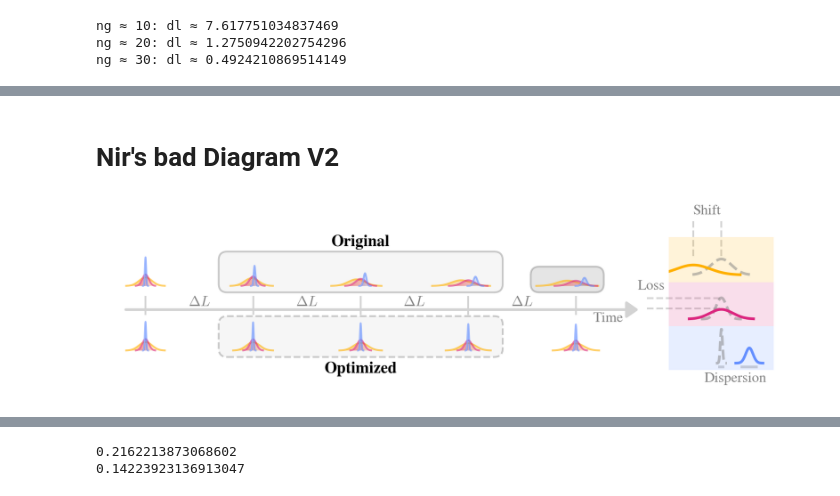
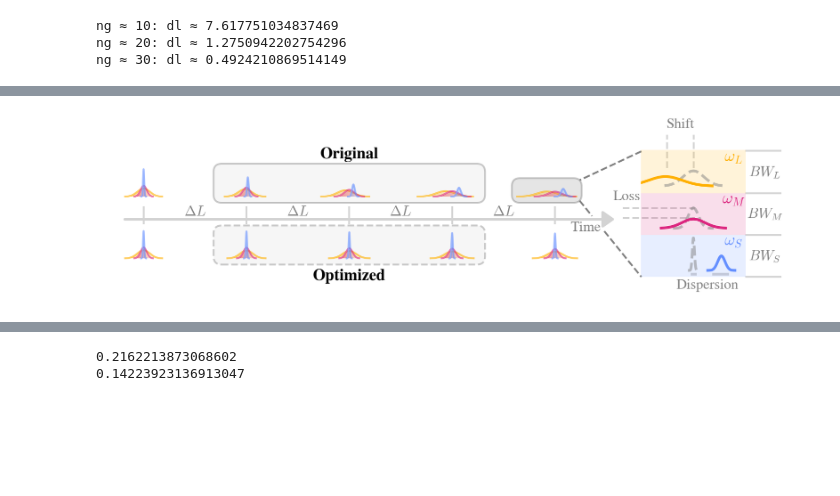
Before and after one commit to DominicJThompson/optGME, a Jupyter notebook: paper2/plots/diagramsV2.ipynb, the cells around one changed output, grey strips where cells are left out. Drawn from its saved outputs; the diff is of its cells as text; code cells hidden in the pictures; blank space fills up the shorter version.

```diff
--- a/paper2/plots/diagramsV2.ipynb
+++ b/paper2/plots/diagramsV2.ipynb
@@ -715,14 +683,9 @@ fig, ax = plt.subplots(figsize=(3.5,2.5),dpi=300)
 ks = np.linspace(.5*np.pi,np.pi,200)/np.pi/2
 
 # Main band diagram (on main axes)
-ax.plot(ks, gmeOG.freqs[:, 14]* 299792458 / aOG / 1e-9 * 1e-12, color=cs['p'],zorder=5)
+ax.plot(ks, gmeOG.freqs[:, 14]* 299792458 / aOG / 1e-9 * 1e-12, color='k',linestyle='--',zorder=5)
 ax.plot(ks, gmeOpt.freqs[:, 14]* 299792458 / aOpt / 1e-9 * 1e-12, color=cs['m'],zorder=5)
 ax.plot(ks, gmeOpt2.freqs[:, 14]* 299792458 / aOpt2 / 1e-9 * 1e-12, color=cs['o'],zorder=5)
-
-#other bands in the band gap
-ax.plot(ks, gmeOG.freqs[:, 15]* 299792458 / aOG / 1e-9 * 1e-12,'--', color=cs['p'])
-ax.plot(ks, gmeOpt.freqs[:, 15]* 299792458 / aOpt / 1e-9 * 1e-12,'--', color=cs['m'])
-ax.plot(ks, gmeOpt2.freqs[:, 15]* 299792458 / aOpt2 / 1e-9 * 1e-12,'--', color=cs['o'])
 
 
 
@@ -745,7 +708,7 @@ add_bandgap_crosshatch(
     ax, ks,
     np.zeros(len(ks)),
     gmeOG.freqs[:, 13]*299792458/aOG/1e-9*1e-12,
-    color=cs['p'], hatch=crosshatch
+    color='k', hatch=crosshatch
 )
 add_bandgap_crosshatch(
     ax, ks,
@@ -766,7 +729,7 @@ add_bandgap_crosshatch(
     ax, ks,
     gmeOG.freqs[:, 16]*299792458/aOG/1e-9*1e-12,
     top_const,
-    color=cs['p'], hatch=crosshatch
+    color='k', hatch=crosshatch
 )
 add_bandgap_crosshatch(
     ax, ks,
@@ -786,7 +749,7 @@ ax.fill_between(ks, ks* 299792458 / aOG / 1e-9 * 1e-12, np.ones(len(ks))* 299792
 #show the bandwidths
 ax.axhspan(freqsOpt[startIOpt]*1e-12, freqsOpt[endIOpt]*1e-12, color=cs['m'], alpha=0.15)
 ax.axhspan(freqsOpt2[startIOpt2]*1e-12, freqsOpt2[endIOpt2]*1e-12, color=cs['o'], alpha=0.15)
-ax.axhspan(freqsOG[startIOG]*1e-12, freqsOG[endIOG]*1e-12, color=cs['p'], alpha=0.15)
+ax.axhspan(freqsOG[startIOG]*1e-12, freqsOG[endIOG]*1e-12, color='k', alpha=0.15)
 
 # Make the tick label numbers larger (use text_scale)
 ax.tick_params(axis='both', labelsize=int(14 * text_scale))
@@ -804,7 +767,7 @@ axins_top = inset_axes(ax, width="60%", height="17%", loc='lower right', borderp
 axins_top = plot_field(axins_top, gmeOG, gmeOG.phc, 6 * np.sqrt(3)/2, mode=14, kpoint=kOpt)
 axins_top.set_xticks([]);axins_top.set_yticks([])
 for spine in axins_top.spines.values():
-    spine.set_edgecolor(cs['p'])
+    spine.set_edgecolor('k')
     spine.set_linewidth(1)
 
 # Second inset (bottom) -- show zoom of bottom band edge
@@ -827,7 +790,7 @@ for spine in axins_bot.spines.values():
 # --- Draw three short, compressed arrows and scatter points ---
 arrow_specs = [
     # x, y, dx, dy, color
-    (ks[kOG],   gmeOG.freqs[kOG, 14]   * 299792458 / aOG   / 1e-9 * 1e-12,   0,    -1.9, cs['p']),
+    (ks[kOG],   gmeOG.freqs[kOG, 14]   * 299792458 / aOG   / 1e-9 * 1e-12,   0,    -1.9, 'k'),
     (ks[kOpt],  gmeOpt.freqs[kOpt, 14] * 299792458 / aOpt  / 1e-9 * 1e-12,   0,     1.5, cs['m']),
     (ks[kOpt2], gmeOpt2.freqs[kOpt2,14]* 299792458 / aOpt2 / 1e-9 * 1e-12,  -0.095, 0,    cs['o']),
 ]
@@ -844,12 +807,12 @@ for x, y, dx, dy, c in arrow_specs:
 t_orig = ax.text(
     0.41, 191.75, "Original",
     fontsize=14,
-    color=cs['p']
+    color='k'
 )
-t_orig.set_path_effects([
-    pe.Stroke(linewidth=0.5, foreground="black"),
-    pe.Normal()
-])
+# t_orig.set_path_effects([
+#     pe.Stroke(linewidth=0.5, foreground="black"),
+#     pe.Normal()
+# ])
 
 # Add label for "Optimized" below
 t_opt = ax.text(
@@ -1309,2 +884,0 @@ plt.show()
-# %% [markdown]
-# Nir's bad Diagram V2
@@ -1663,7 +1235,7 @@ x_buffer = 0.5
 y_buffer_top = 1.5
 y_buffer_bottom = 1
 
-ax.set_xlim(instance_x_positions[0] - x_buffer-arrow_x_offset+0.5, instance_x_positions[-1] + x_buffer+arrow_x_offset+3.75)
+ax.set_xlim(instance_x_positions[0] - x_buffer-arrow_x_offset+0.5, instance_x_positions[-1] + x_buffer+arrow_x_offset+4.5)
 ax.set_ylim(baseline_y_bottom - y_buffer_bottom,
             baseline_y_top + max(gaussian_y_offsets) + y_buffer_top)
 ax.set_aspect('equal')
@@ -1677,7 +1249,7 @@ from mpl_toolkits.axes_grid1.inset_locator import inset_axes
 
 # You can set the inset axis position explicitly using a list or [left, bottom, width, height] in axes coordinates (0 to 1).
 # For example, put the inset in the upper right and size it as you wish:
-inset = ax.inset_axes([0.81, 0.1, 0.15, 1])  # [left, bottom, width, height] in axes fraction
+inset = ax.inset_axes([0.77, 0.1, 0.15, 1])  # [left, bottom, width, height] in axes fraction
 
 # Example content: plot the (normalized) three initial Gaussians stack of the top row
 x = np.linspace(-0.25, 0.25, 260)
@@ -1699,6 +1271,7 @@ temp = 0.65
 # Example min_vals: [0.01, 0.02, 0.015] or similar.
 min_vals = [0.001,0.02,0.02]
 min_valsOG = [0.000001,0.0004,0.02]
+omega_labels = [r'$\omega_S$',r'$\omega_M$',r'$\omega_L$']
 
 for idx, param in enumerate(gaussian_params_top):
     area = param['area']/5
@@ -1731,38 +1304,51 @@ for idx, param in enumerate(gaussian_params_top):
     inset.plot(x[maskOG], gOG[maskOG], color='gray', linestyle='--', alpha=0.5, lw=3)
     inset.plot(x[mask], g[mask], color=param['color'], lw=3)
 
+    inset.text(.19, offset+.17, omega_labels[idx], color=param['color'], ha='center', va='bottom', fontsize=18)
+
     offset += 0.333
     temp = 1
 
 inset.set_ylim(-0.05, 1.25)
 inset.set_xlim(x[0], x[-1])
 inset.set_xticks([])
 inset.set_yticks([])
 # Remove box/spines around the inset axis
 for spine in inset.spines.values():
     spine.set_visible(False)
 inset.patch.set_alpha(0)  # Make background transparent (optional)
 
 #add the dispersion difference marker
 ax.hlines(-0.38, 13.875-0.07, 13.875+0.07, color='lightgray', linestyle='-', lw=3)
 ax.hlines(-0.38, 14.525-0.2, 14.525+0.2, color='lightgray', linestyle='-', lw=3)
 ax.text((13.875+14.525)/2, -0.65, 'Dispersion', color='gray', ha='center', va='center', fontsize=16, zorder=1)
 
 #add the loss marker
 ax.hlines(.98, 12.15, 13.9, color='lightgray', linestyle='--', lw=2)
 ax.hlines(1.22, 12.15, 13.9, color='lightgray', linestyle='--', lw=2)
 ax.text(12.25, 1.5, 'Loss', color='gray', ha='center', va='center', fontsize=16, zorder=1)
 
 #add the position offset marker
 ax.vlines(13.875, 2.2, 4, color='lightgray', linestyle='--', lw=2)
 ax.vlines(13.225, 2.2, 4, color='lightgray', linestyle='--', lw=2)
 ax.text(13.55, 3.25, 'Shift', color='gray', ha='center', va='center', fontsize=16, zorder=1)
 
+#add a dashed line to expand the dark gray region
+ax.plot([12.6,11.1], [2.6,1.9], color='gray', linestyle='--', lw=2)
+xs1 = np.array([11.1,11.4])
+xs2 = np.array([11.7,12.6])
+ax.plot(xs1, -1.23333*xs1+15.09, color='gray', linestyle='--', lw=2)
+ax.plot(xs2, -1.23333*xs2+15.09, color='gray', linestyle='--', lw=2)
 
+#add the frequency bandwidth markers
+ax.hlines([-0.45,.57,1.58,2.61], 15.125, 16, color='lightgray', linestyle='-', lw=2)
+ax.text(15.6, (.57-0.45)/2, r'$BW_S$', color='gray', ha='center', va='center', fontsize=16, zorder=1)
+ax.text(15.6, (.57+1.58)/2, r'$BW_M$', color='gray', ha='center', va='center', fontsize=16, zorder=1)
+ax.text(15.6, (1.58+2.61)/2, r'$BW_L$', color='gray', ha='center', va='center', fontsize=16, zorder=1)
 
 plt.show()
 # %% [output]
-[figure, old version]
+[figure, new version]
 # %%
 # Add a text scale hyperparameter at the top of this plotting block
 text_scale = .9  # Set this to >1.0 for larger text, <1.0 for smaller, e.g. 1.2, 0.8, etc.
```
Also changed, not shown: parts of 18 cells of this notebook, 1 other file.
